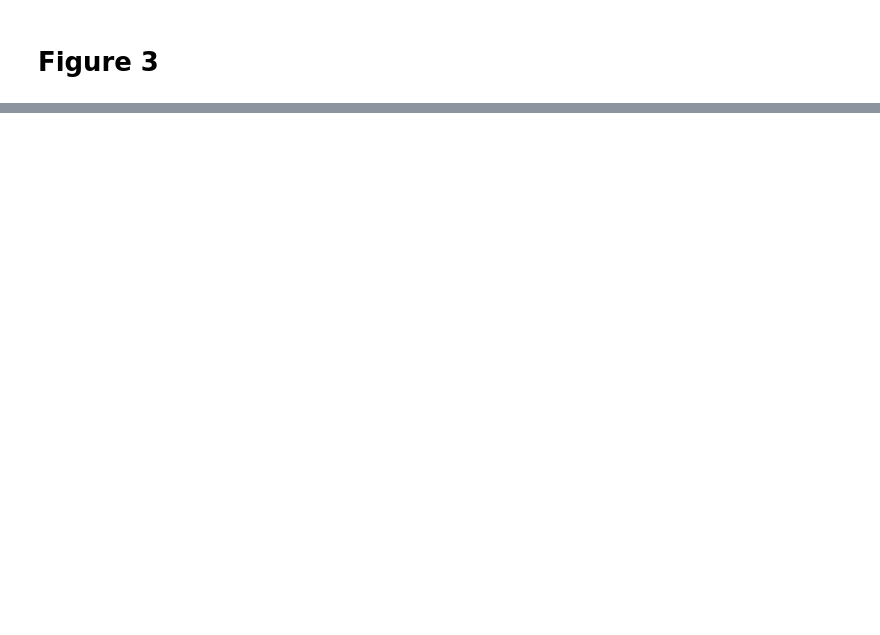
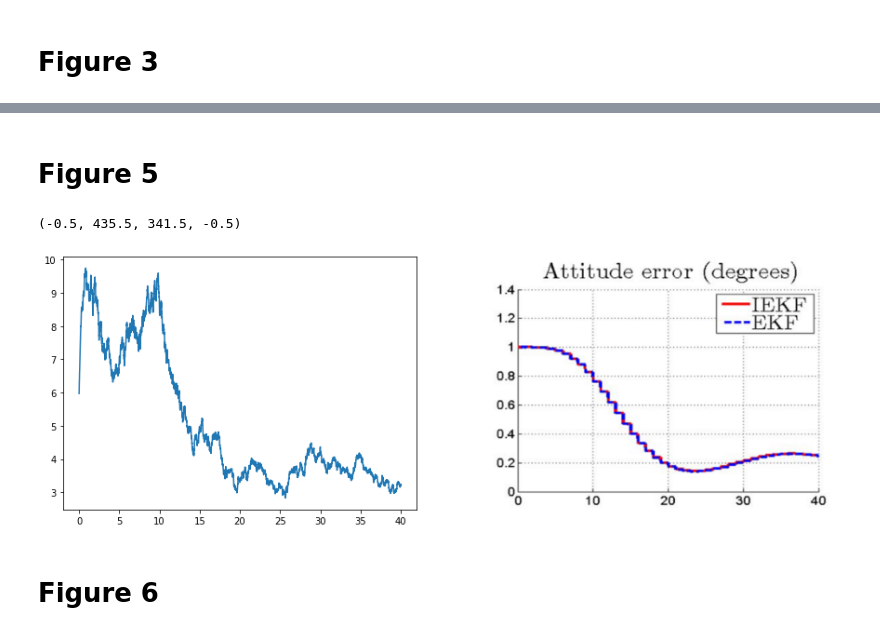
Before and after one commit to wsribunma/SE2_FlowPipes, a Jupyter notebook: IEKF.ipynb, the cells around one changed output, grey strips where cells are left out. Cells and saved outputs as stored; diff of their text form; code cells hidden in the pictures; blank space fills up the shorter version.

```diff
--- a/IEKF.ipynb
+++ b/IEKF.ipynb
@@ -276,0 +245,8 @@ ita
+# %%
+t = 40
+vt = [.7, .14]
+x0 = [pi/2,0,0]
+Xi0 = array([pi/180,0,0]).T # initial error
+P0 = array([[1, 0, 0],[0, 1, 0],[0, 0, 1]]) # initial covariance?
+dt = 0.01
+Xi, Xe, X, ita = iekf(t, vt, x0, P0, dt, Xi0)
@@ -276,0 +296,29 @@ ita
+# %% [markdown]
+# Figure 5
+# %%
+error_att = []
+for i in range(step):
+    error_theta = math.acos(ita[i][0][0])*180/pi
+    error_att.append(error_theta)
+# %%
+err_att = []
+windowsize = 100
+for j in range(len(error_att) - windowsize +1):
+    err_att_avg = sum(error_att[j:j+windowsize])/windowsize
+    err_att.append(err_att_avg)
+# %%
+t_x = np.linspace(0, t, len(err_att))
+figure(figsize=(15,5))
+subplot(121)
+plot(t_x, err_att)
+subplot(122)
+imshow(imread('./images/fig5.png'))
+gca().get_xaxis().set_visible(False)
+gca().get_yaxis().set_visible(False)
+axis('off')
+axis('tight')
+# %% [output]
+(-0.5, 435.5, 341.5, -0.5)
+[figure, added]
+# %% [markdown]
+# Figure 6
```
Also changed, not shown: parts of 20 cells of this notebook, 3 other files.
